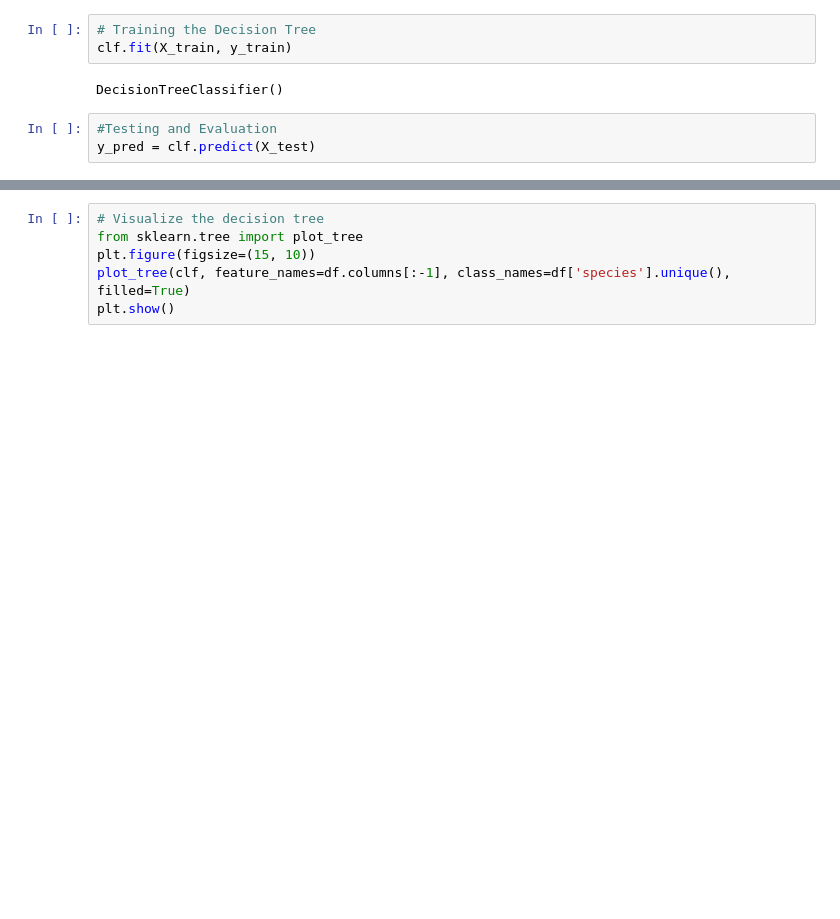
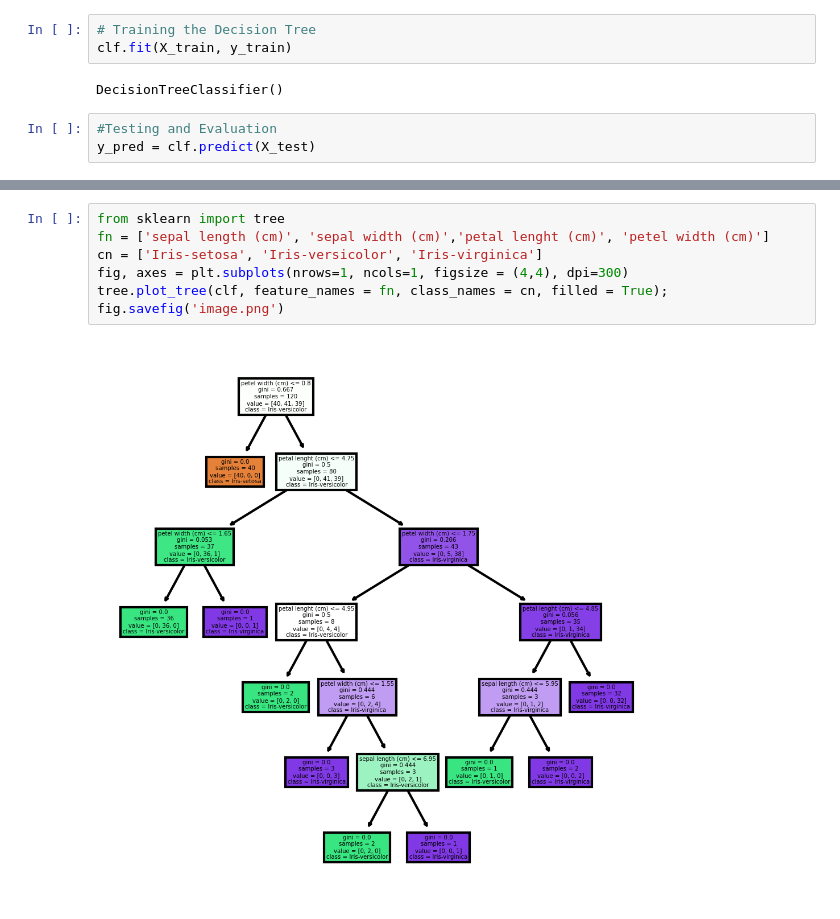
Before and after one commit to NiShApOkHaReL/100DaysOfDataScience, a Jupyter notebook: 33. Day - 33 Decision Tree(iris dataset)/Untitled.ipynb, the cells around one changed output, grey strips where cells are left out. Saved outputs shown, nothing was run; the diff lists cells and outputs as text; blank space fills up the shorter version.

Commit message:
Decision tree

```diff
--- a/33. Day - 33 Decision Tree(iris dataset)/Untitled.ipynb
+++ b/33. Day - 33 Decision Tree(iris dataset)/Untitled.ipynb
@@ -121,6 +129,9 @@ plt.show()
-# %%
-# Visualize the decision tree
-from sklearn.tree import plot_tree
-plt.figure(figsize=(15, 10))
-plot_tree(clf, feature_names=df.columns[:-1], class_names=df['species'].unique(), filled=True)
-plt.show()
+# %%
+from sklearn import tree
+fn = ['sepal length (cm)', 'sepal width (cm)','petal lenght (cm)', 'petel width (cm)']
+cn = ['Iris-setosa', 'Iris-versicolor', 'Iris-virginica']
+fig, axes = plt.subplots(nrows=1, ncols=1, figsize = (4,4), dpi=300)
+tree.plot_tree(clf, feature_names = fn, class_names = cn, filled = True);
+fig.savefig('image.png')
+# %% [output]
+[figure, added]
```
Also changed, not shown: parts of 8 cells of this notebook, 1 other file.
